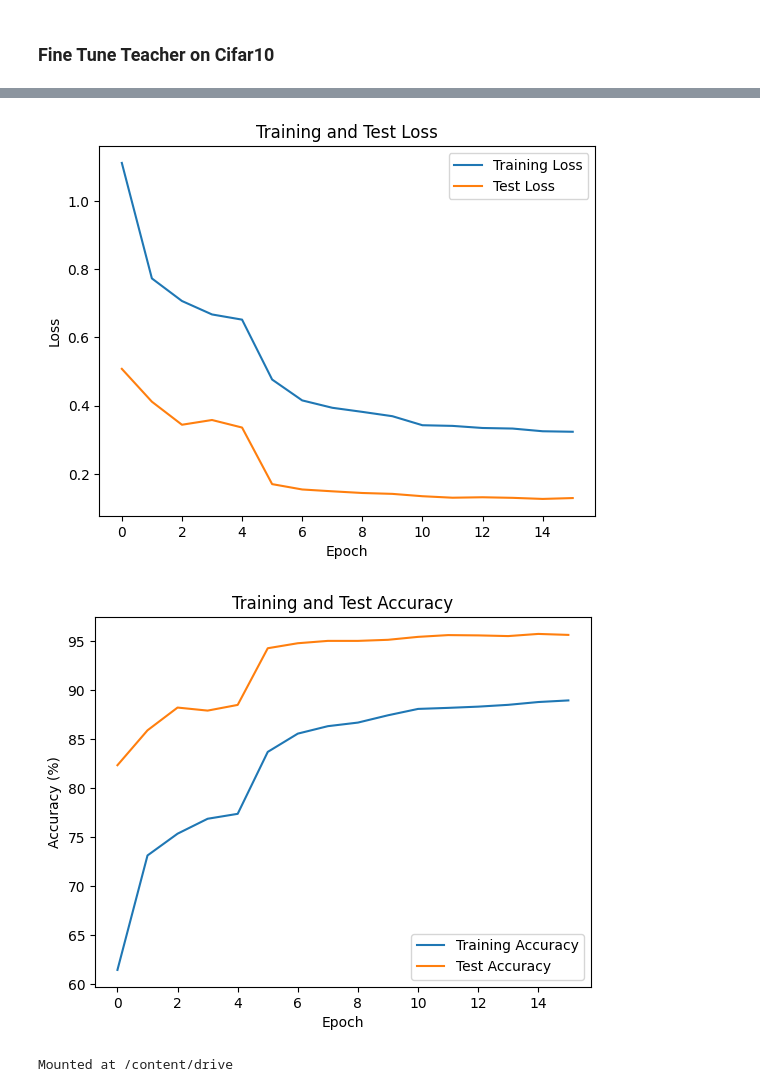
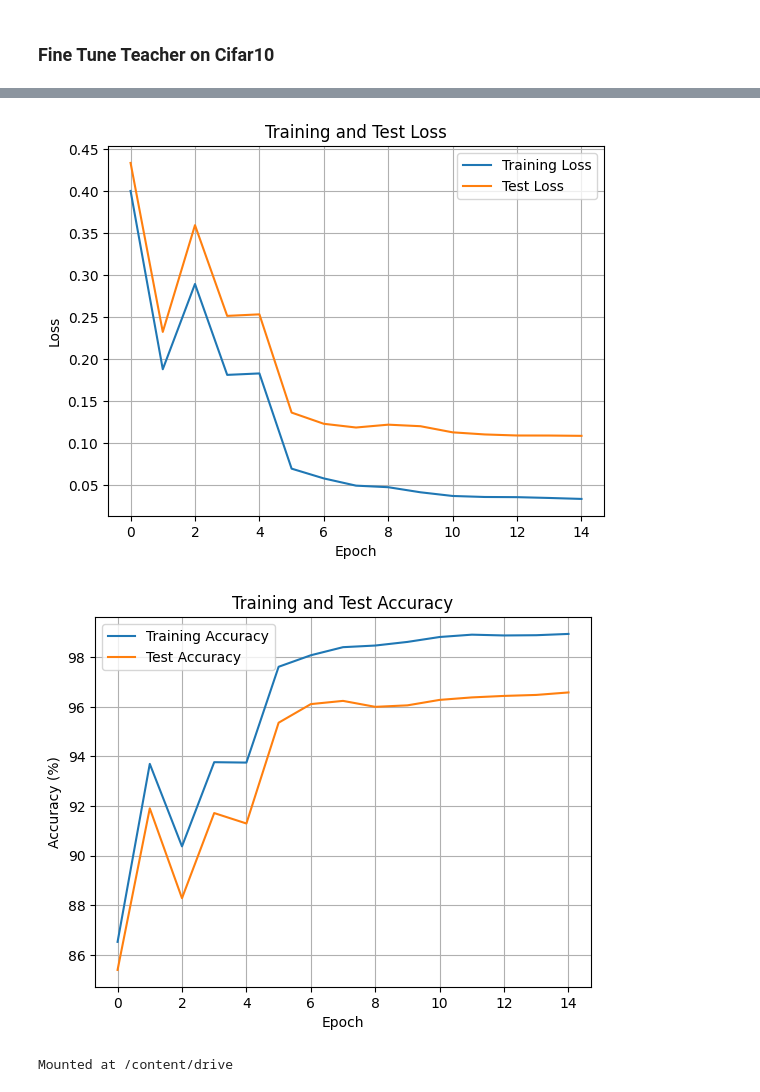
Before and after one commit to mtllcr/teacher-student-network, a Jupyter notebook: teacher_finetune.ipynb, the cells around one changed output, grey strips where cells are left out. Saved outputs shown, nothing was run; the diff lists cells and outputs as text; code cells hidden in the pictures.

Commit message:
new teacher model

```diff
--- a/teacher_finetune.ipynb
+++ b/teacher_finetune.ipynb
@@ -40,6 +40,7 @@ transform_test = transforms.Compose([
 # ])
 # %%
 train_dataset = torchvision.datasets.CIFAR10(root='./data', train=True, download=True, transform=transform_train)
+train_dataset_val = torchvision.datasets.CIFAR10(root='./data', train=True, download=True, transform=transform_test)
 test_dataset = torchvision.datasets.CIFAR10(root='./data', train=False, download=True, transform=transform_test)
 # %% [output]
 Downloading https://www.cs.toronto.edu/~kriz/cifar-10-python.tar.gz to ./data/cifar-10-python.tar.gz
@@ -48,6 +50,7 @@ Files already downloaded and verified
 # %%
 batch_size = 32
 train_loader = DataLoader(train_dataset, batch_size=batch_size, shuffle=True)
+train_loader_val = DataLoader(train_dataset_val, batch_size=batch_size, shuffle=True)
 test_loader = DataLoader(test_dataset, batch_size=batch_size, shuffle=False)
 # %% [markdown]
 ### Load ResNet50 Teacher model
@@ -66,21 +69,17 @@ for param in teacher.parameters():
 ### Fine Tune Teacher on Cifar10
 # %%
 criterion = nn.CrossEntropyLoss()
-optimizer = optim.SGD(teacher.parameters(), lr=0.01, momentum=0.9, weight_decay=5e-4)
+optimizer = optim.SGD(teacher.parameters(), lr=0.005, momentum=0.9, weight_decay=5e-4)
 scheduler = optim.lr_scheduler.StepLR(optimizer, step_size=5, gamma=0.1)
 # %%
-num_epochs = 20
+num_epochs = 15
 train_loss = []
 train_accuracy = []
 test_loss = []
 test_accuracy = []
-print_interval = 200
 
 for epoch in range(num_epochs):
     teacher.train()
-    current_loss = 0.0
-    correct = 0
-    total = 0
 
     # Train
     for i, data in enumerate(train_loader, 0):
@@ -93,6 +92,18 @@ for epoch in range(num_epochs):
         loss.backward()
         optimizer.step()
 
+    # Evaluate
+    # on training data without augment
+    teacher.eval()
+    current_loss = 0.0
+    correct = 0
+    total = 0
+    with torch.no_grad():
+      for data in train_loader_val:
+        inputs, labels = data[0].to(device), data[1].to(device)
+
+        outputs = teacher(inputs)
+        loss = criterion(outputs, labels)
         current_loss += loss.item()
         _, predicted = torch.max(outputs, 1)
         total += labels.size(0)
@@ -103,8 +114,7 @@ for epoch in range(num_epochs):
     print('[%d] train_loss: %.3f, train_accuracy: %.2f %%' %
      (epoch + 1, current_loss / len(train_loader), 100 * correct / total))
 
-    # Evaluate
-    teacher.eval()
+    # on testing data
     correct_test = 0
     total_test = 0
     test_current_loss = 0.0
@@ -151,20 +160,22 @@ plt.xlabel('Epoch')
 plt.ylabel('Loss')
 plt.title('Training and Test Loss')
 plt.legend()
+plt.grid()
 plt.show()
 # %% [output]
-[figure, old version]
+[figure, new version]
 # %%
 plt.plot(train_accuracy, label='Training Accuracy')
 plt.plot(test_accuracy, label='Test Accuracy')
 plt.xlabel('Epoch')
 plt.ylabel('Accuracy (%)')
 plt.title('Training and Test Accuracy')
 plt.legend()
 plt.legend()
+plt.grid()
 plt.show()
 # %% [output]
-[figure, old version]
+[figure, new version]
 # %%
 # torch.save(teacher.state_dict(), 'teacher_finetuned_cifar10.pth')
 from google.colab import drive
```
Also changed, not shown: parts of 3 cells of this notebook, 2 other files.
